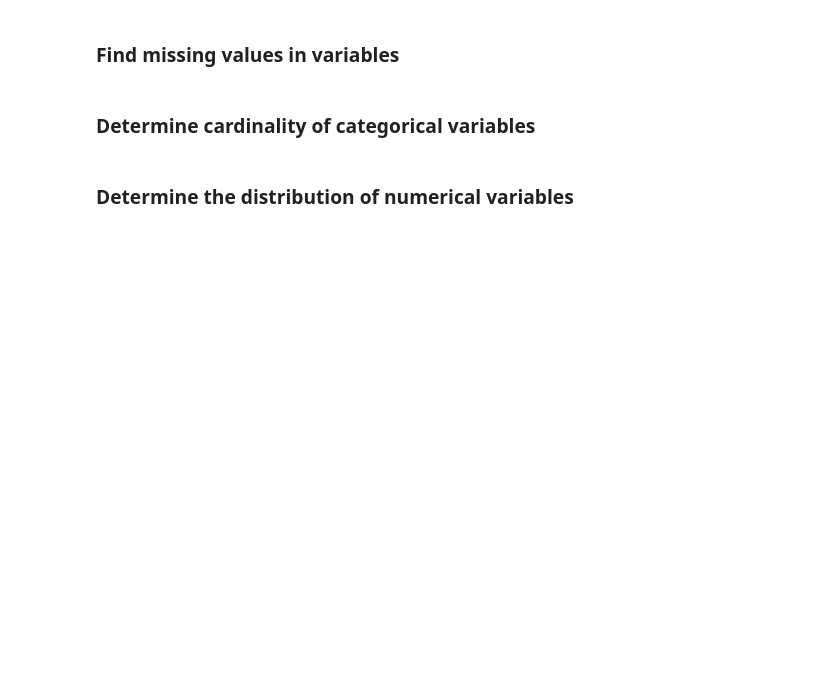
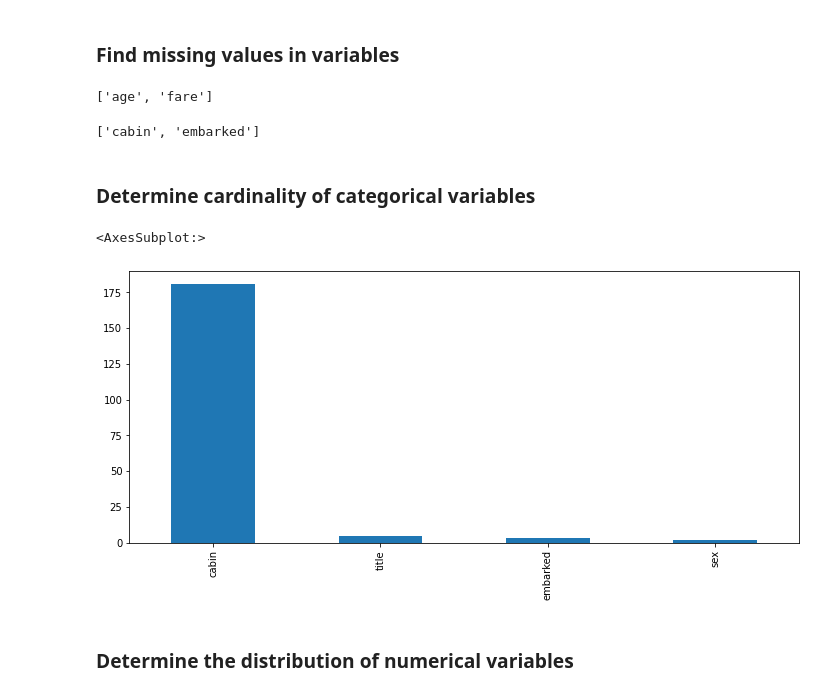
Before and after one commit to trainindata/deploying-machine-learning-models, a Jupyter notebook: section-04-research-and-development/titanic-assignment/01-predicting-survival-titanic-assignement.ipynb, the cells around one changed output. Saved outputs shown, nothing was run; the diff lists cells and outputs as text; code cells hidden in the pictures; blank space fills up the shorter version.

```diff
--- a/section-04-research-and-development/titanic-assignment/01-predicting-survival-titanic-assignement.ipynb
+++ b/section-04-research-and-development/titanic-assignment/01-predicting-survival-titanic-assignement.ipynb
@@ -129,2 +129,19 @@ print('Number of categorical variables: {}'.format(len(vars_cat)))
+# %%
+# first in numerical variables
+vars_num_with_na = [var for var in vars_num if data[var].isnull().sum() > 0]
+vars_num_with_na
+# %% [output]
+['age', 'fare']
+# %%
+# now in categorical variables
+vars_cat_with_na = [var for var in vars_cat if data[var].isnull().sum() > 0]
+vars_cat_with_na
+# %% [output]
+['cabin', 'embarked']
 # %% [markdown]
 ### Determine cardinality of categorical variables
+# %%
+data[cat_vars].nunique().sort_values(ascending=False).plot.bar(figsize=(12,5))
+# %% [output]
+<AxesSubplot:>
+[figure, added]
```
Also changed, not shown: parts of 17 cells of this notebook, 5 other files.
